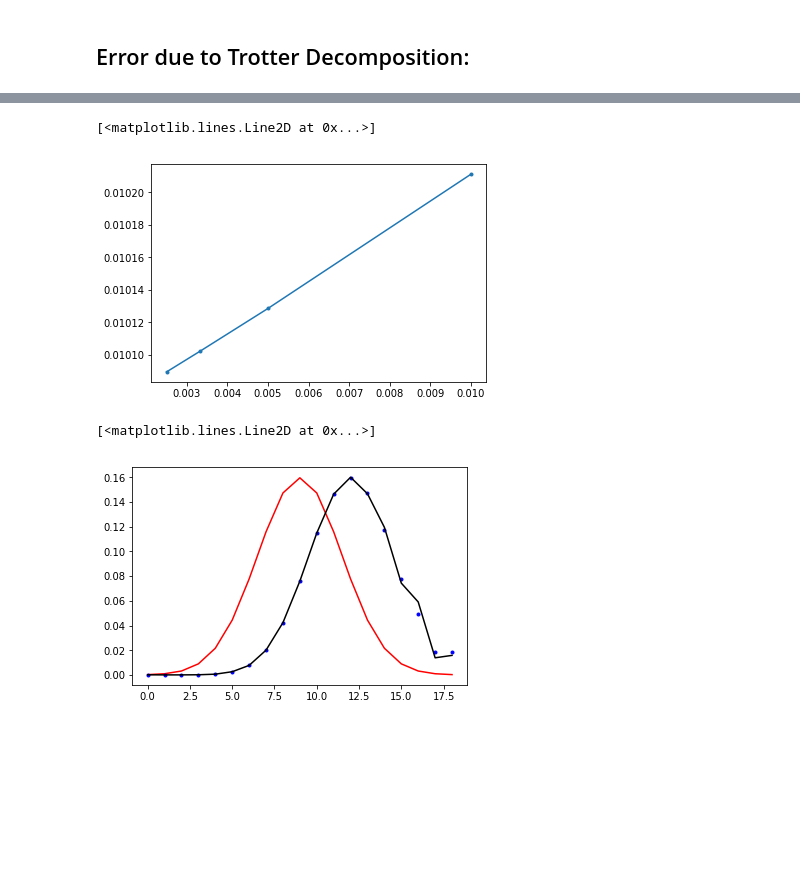
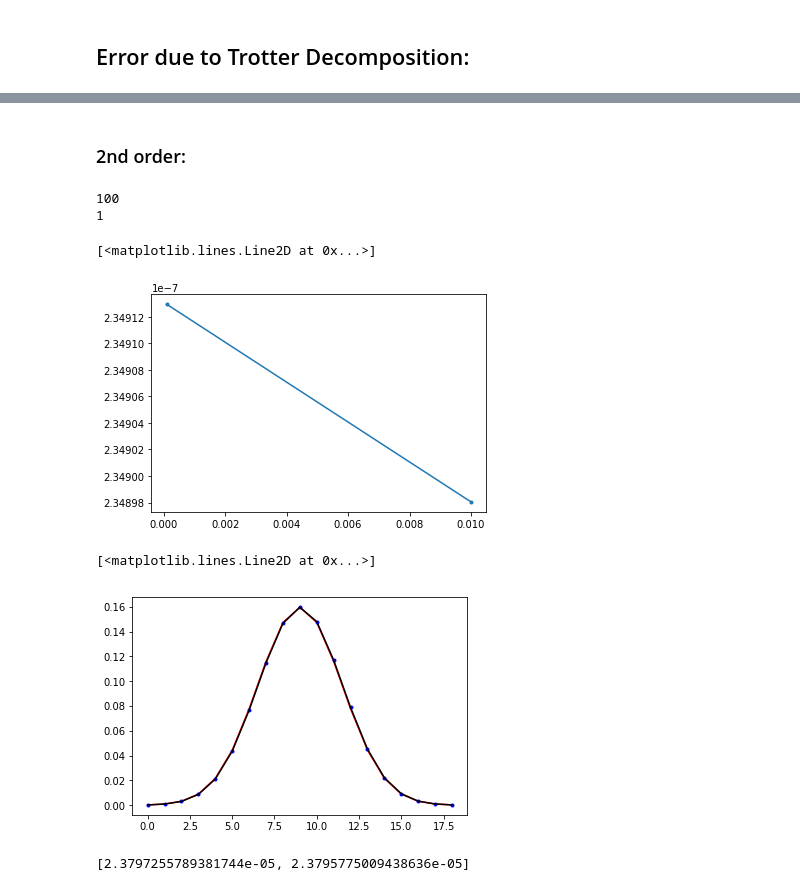
Before and after one commit to juanjosegarciaripoll/seemps, a Jupyter notebook: old/File 4a - Time evolution - TEBD.ipynb, the cells around one changed output, grey strips where cells are left out. Saved outputs shown, nothing was run; the diff lists cells and outputs as text; code cells hidden in the pictures; blank space fills up the shorter version.

```diff
--- a/old/File 4a - Time evolution - TEBD.ipynb
+++ b/old/File 4a - Time evolution - TEBD.ipynb
@@ -294,9 +294,9 @@ class TEBD_evolution(object):
                 self.start, self.direction = apply_pairwise_unitaries(self.Udt, self.ψ, self.start, self.direction, tol=self.tolerance)
                 self.start, self.direction = apply_pairwise_unitaries(self.Udt, self.ψ, self.start, self.direction, tol=self.tolerance)
             else:
+                self.start, self.direction = apply_pairwise_unitaries(self.Udt2, self.ψ, self.start, self.direction, tol=self.tolerance)
                 self.start, self.direction = apply_pairwise_unitaries(self.Udt, self.ψ, self.start, self.direction, tol=self.tolerance)
-                self.start, self.direction = apply_pairwise_unitaries(self.Udt, self.ψ, self.start, self.direction, tol=self.tolerance)
-                self.start, self.direction = apply_pairwise_unitaries(self.Udt, self.ψ, self.start, self.direction, tol=self.tolerance)
+                self.start, self.direction = apply_pairwise_unitaries(self.Udt2, self.ψ, self.start, self.direction, tol=self.tolerance)
         return self.ψ
 
     def state():
@@ -533,8 +510,17 @@ direction = 1
 # %%
-Nt_list = 100 * np.arange(1,5)
+Ntotal = 1.0
+ψwave_final = sp.linalg.expm_multiply(-1j * Ntotal * HMat, ψwave)
+exact_mps = mps.state.wavepacket(ψwave_final)
+
+Nt_list = np.array([1000,500,250,200,100]) #100 * np.arange(1,5)
 overlap_list = []
+overlap2_list = []
+
 for Nt in Nt_list:
     dt = Ntotal/Nt
     ψ = ψmps.copy()
     ψ = TEBD_evolution(ψ, H, dt, timesteps=Nt, order=1, tol=DEFAULT_TOLERANCE).evolve()
     overlap_list.append(abs(1-mps.expectation.scprod(exact_mps,ψ)))
+    ψ2 = ψmps.copy()
+    ψ2 = TEBD_evolution(ψ2, H, dt, timesteps=Nt, order=2, tol=DEFAULT_TOLERANCE).evolve()
+    overlap2_list.append(abs(1-mps.expectation.scprod(exact_mps,ψ2)))
@@ -541,8 +550,29 @@ for Nt in Nt_list:
+# %% [markdown]
+### 2nd order:
+# %%
+Ntotal = 1e-2
+ψwave_final = sp.linalg.expm_multiply(-1j * Ntotal * HMat, ψwave)
+exact_mps = mps.state.wavepacket(ψwave_final)
+
+dt_list = [1e-4, 1e-2]
+overlap_list = []
+for dt in dt_list:
+    Nt = int(Ntotal/dt)
+    print(Nt)
+
+    ψ = ψmps.copy()
+    ψwave_final = sp.linalg.expm_multiply(-1j * dt*Nt * HMat, ψwave)
+    exact_mps = mps.state.wavepacket(ψwave_final)
+    ψ = TEBD_evolution(ψ, H, dt, timesteps=Nt, order=2, tol=DEFAULT_TOLERANCE).evolve()
+    overlap_list.append(abs(1-abs(mps.expectation.scprod(exact_mps,ψ))))
+# %% [output]
+100
+1
 # %%
-plt.plot(Ntotal/Nt_list, overlap_list, ".-")
+plt.plot(dt_list, overlap_list, ".-")
 # %% [output]
 [<matplotlib.lines.Line2D at 0x...>]
-[figure, old version]
+[figure, new version]
 # %%
 plt.plot(abs(ψwave)**2, "r-")
 plt.plot(abs(ψwave_final)**2, "b.")
@@ -550,4 +580,8 @@ O = mps.evolution.creation_op(2)@ mps.evolution.annihilation_op(2)
 plt.plot([mps.expectation.expectation1_non_canonical(ψ, O, site) for site in range(N)] , "k-")
 # %% [output]
 [<matplotlib.lines.Line2D at 0x...>]
-[figure, old version]
+[figure, new version]
+# %%
+overlap_list
+# %% [output]
+[2.3797255789381744e-05, 2.3795775009438636e-05]
```
Also changed, not shown: parts of 8 cells of this notebook, 5 other files.
